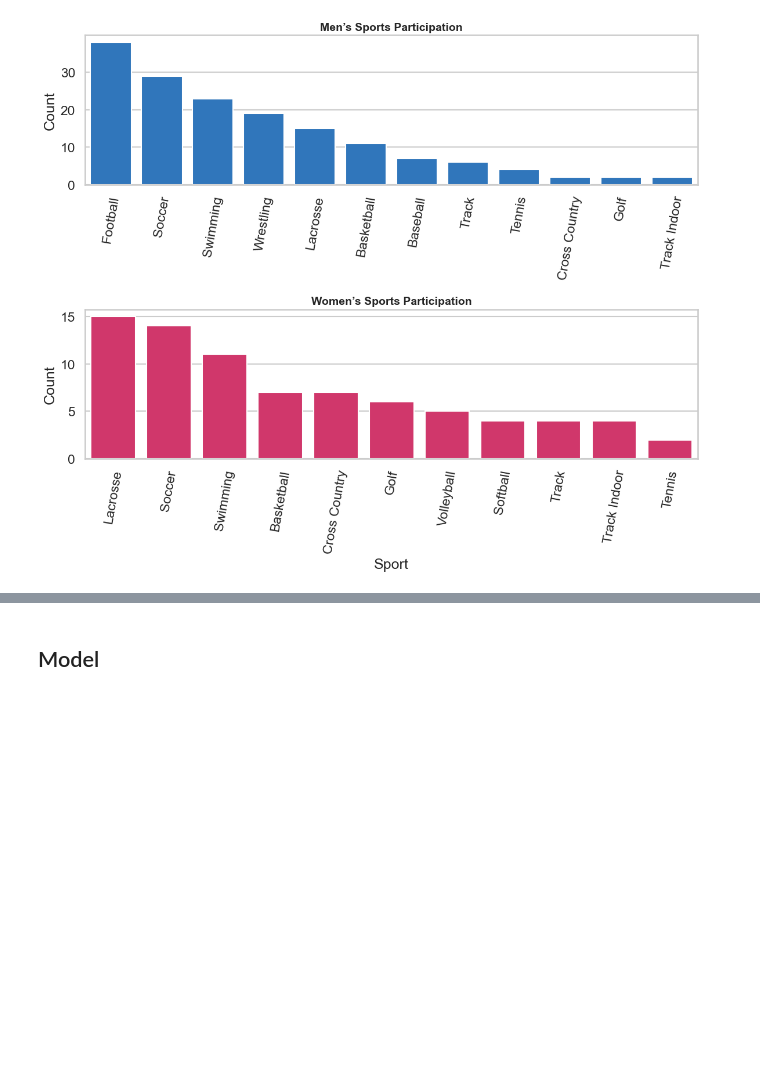
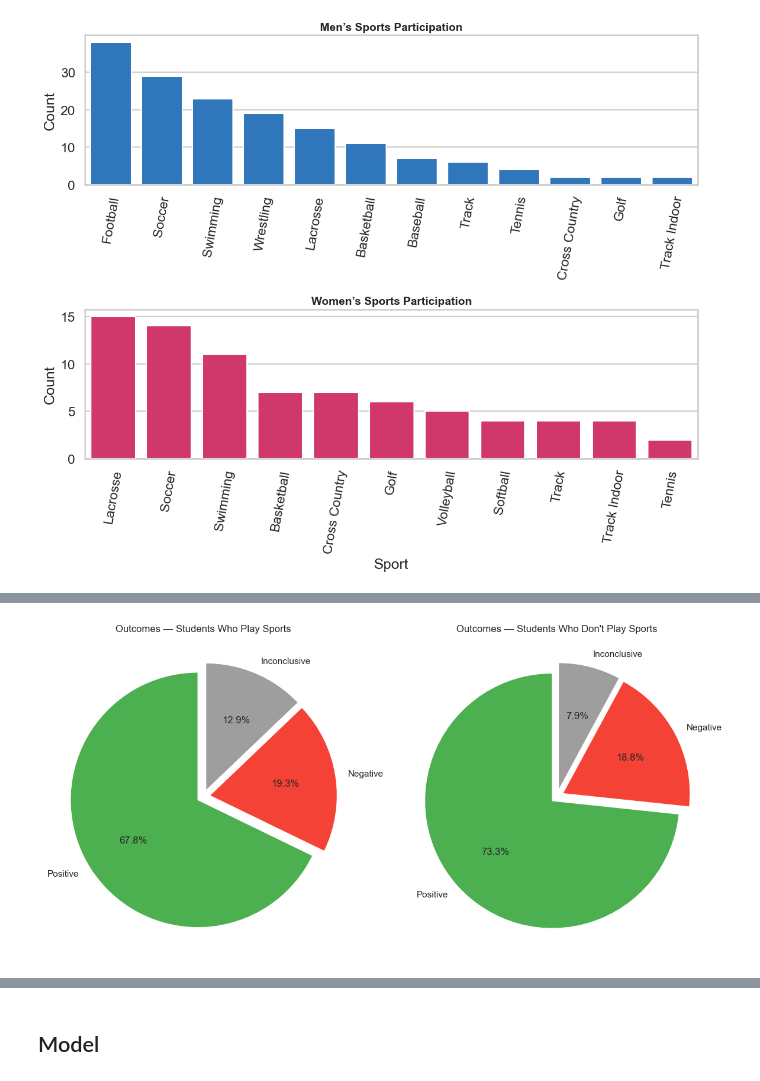
Before and after one commit to jt-gonz/data_science_capstone, a Jupyter notebook: playground.ipynb, the cells around one changed output, grey strips where cells are left out. Drawn from its saved outputs; the diff is of its cells as text; code cells hidden in the pictures; blank space fills up the shorter version.

```diff
--- a/playground.ipynb
+++ b/playground.ipynb
@@ -1636,0 +1729,56 @@ plt.show()
+# %%
+# --- Step 1: Categorize outcomes ---
+def categorize_outcome(o):
+    if pd.isna(o):
+        return None
+    o = str(o).lower()
+    if o in ["still looking", "seeking employment"]:
+        return "Negative"
+    elif "pursuing or furthering education" in o or o == "not seeking":
+        return "Inconclusive"
+    else:
+        return "Positive"
+
+# --- Step 2: Prepare data ---
+df = clean.copy()
+df["Outcome Category"] = df["Outcome"].apply(categorize_outcome)
+
+# --- Step 3: Split by sports participation ---
+sports_df = df[df["SPORT_1"].notna()].copy()
+no_sports_df = df[df["SPORT_1"].isna()].copy()
+
+# --- Step 4: Count outcomes ---
+sports_counts = sports_df["Outcome Category"].value_counts().reindex(["Positive", "Negative", "Inconclusive"], fill_value=0)
+no_sports_counts = no_sports_df["Outcome Category"].value_counts().reindex(["Positive", "Negative", "Inconclusive"], fill_value=0)
+
+# --- Step 5: Plot side-by-side pie charts ---
+fig, axes = plt.subplots(1, 2, figsize=(12, 6))
+
+colors = ["#4CAF50", "#F44336", "#9E9E9E"]  # Positive / Negative / Inconclusive
+
+# Pie 1: Students who play sports
+axes[0].pie(
+    sports_counts,
+    labels=sports_counts.index,
+    autopct="%1.1f%%",
+    startangle=90,
+    colors=colors,
+    explode=[0.05]*3
+)
+axes[0].set_title("Outcomes — Students Who Play Sports")
+
+# Pie 2: Students who don't play sports
+axes[1].pie(
+    no_sports_counts,
+    labels=no_sports_counts.index,
+    autopct="%1.1f%%",
+    startangle=90,
+    colors=colors,
+    explode=[0.05]*3
+)
+axes[1].set_title("Outcomes — Students Who Don't Play Sports")
+
+plt.tight_layout()
+plt.show()
+# %% [output]
+[figure, added]
```
Also changed, not shown: parts of 12 cells of this notebook, 3 other files.
